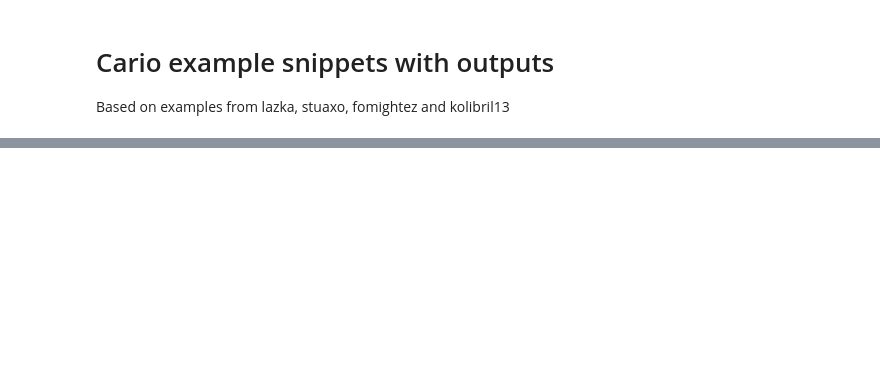
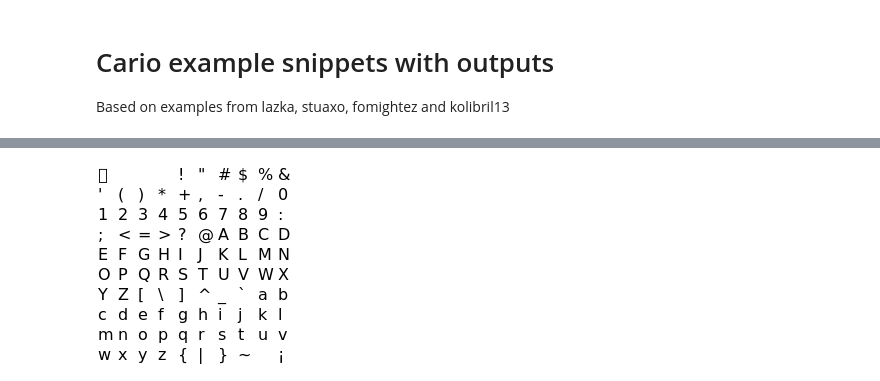
Before and after one commit to pygobject/pycairo, a Jupyter notebook: examples/pycairo_examples.ipynb, the cells around one changed output, grey strips where cells are left out. Drawn from its saved outputs; the diff is of its cells as text; code cells hidden in the pictures; blank space fills up the shorter version.

Commit message:
Move notebook to examples and clean things up a bit
Fixes #181

```diff
--- a/examples/cairo_snippets/snippets/pycairo_snipplets_minimal_examples.ipynb
+++ b/examples/pycairo_examples.ipynb
@@ -661,0 +4,11 @@ Out()
+# %%
+import cairo
+from IPython.display import Image, display
+from math import pi
+
+def disp(draw_func):
+    surface = cairo.ImageSurface(cairo.FORMAT_ARGB32, 200, 200)
+    ctx = cairo.Context(surface)
+    draw_func(ctx, 200, 200)
+    surface.write_to_png("example.png")  # Output to PNG
+    display(Image("example.png", width=200))
@@ -661,0 +382,21 @@ Out()
+# %%
+@disp
+def draw(cr, width, height):
+    cr.scale(width, height)
+    cr.set_line_width(0.04)
+
+    cr.select_font_face("Sans", cairo.FONT_SLANT_NORMAL,
+                        cairo.FONT_WEIGHT_NORMAL)
+    # draw 0.08 glyphs in 0.10 squares, at(0.01, 0.02) from left corner
+    cr.set_font_size(0.08)
+
+    glyphs = []
+    index = 0
+    for y in range(10):
+        for x in range(10):
+            glyphs.append((index, x / 10.0 + 0.01, y / 10.0 + 0.08))
+            index += 1
+
+    cr.show_glyphs(glyphs)
+# %% [output]
+[figure, added]
```
Also changed, not shown: parts of 44 cells of this notebook.
